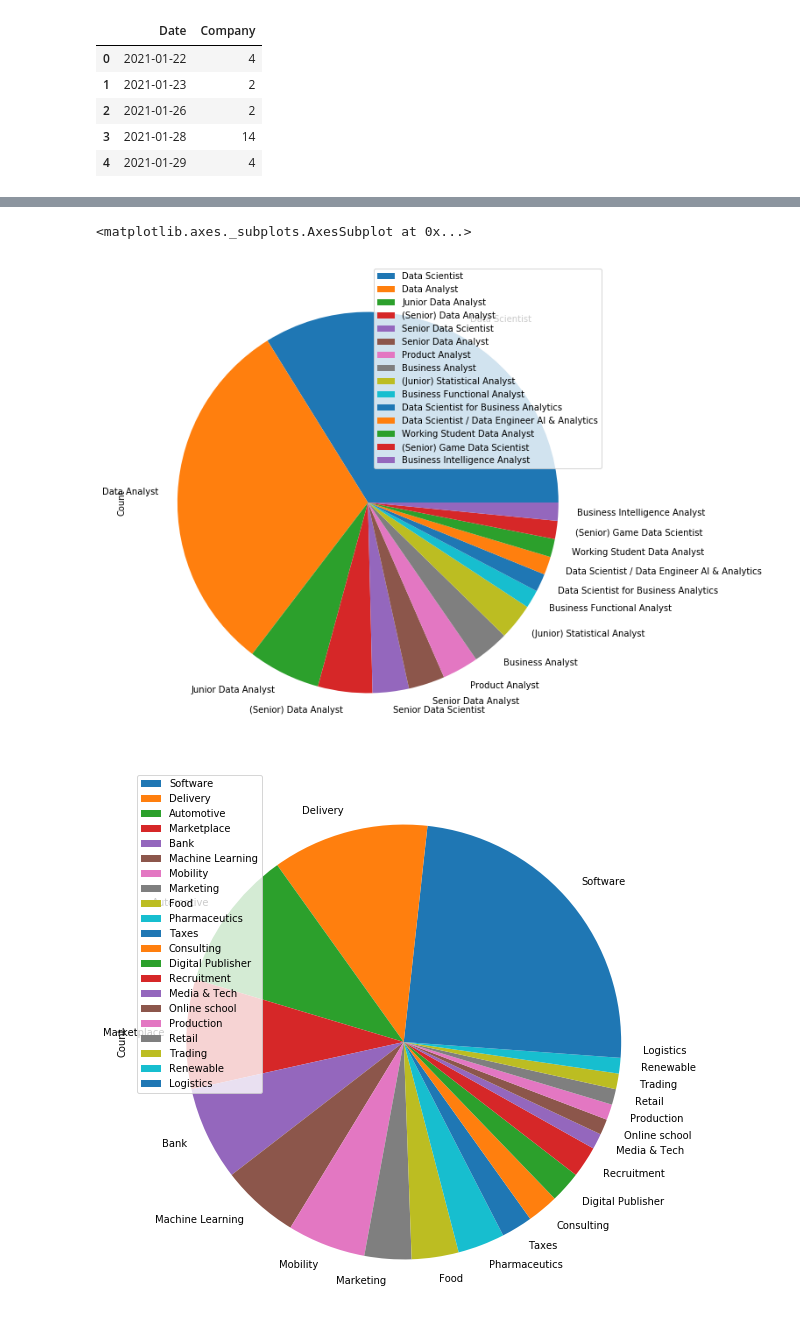
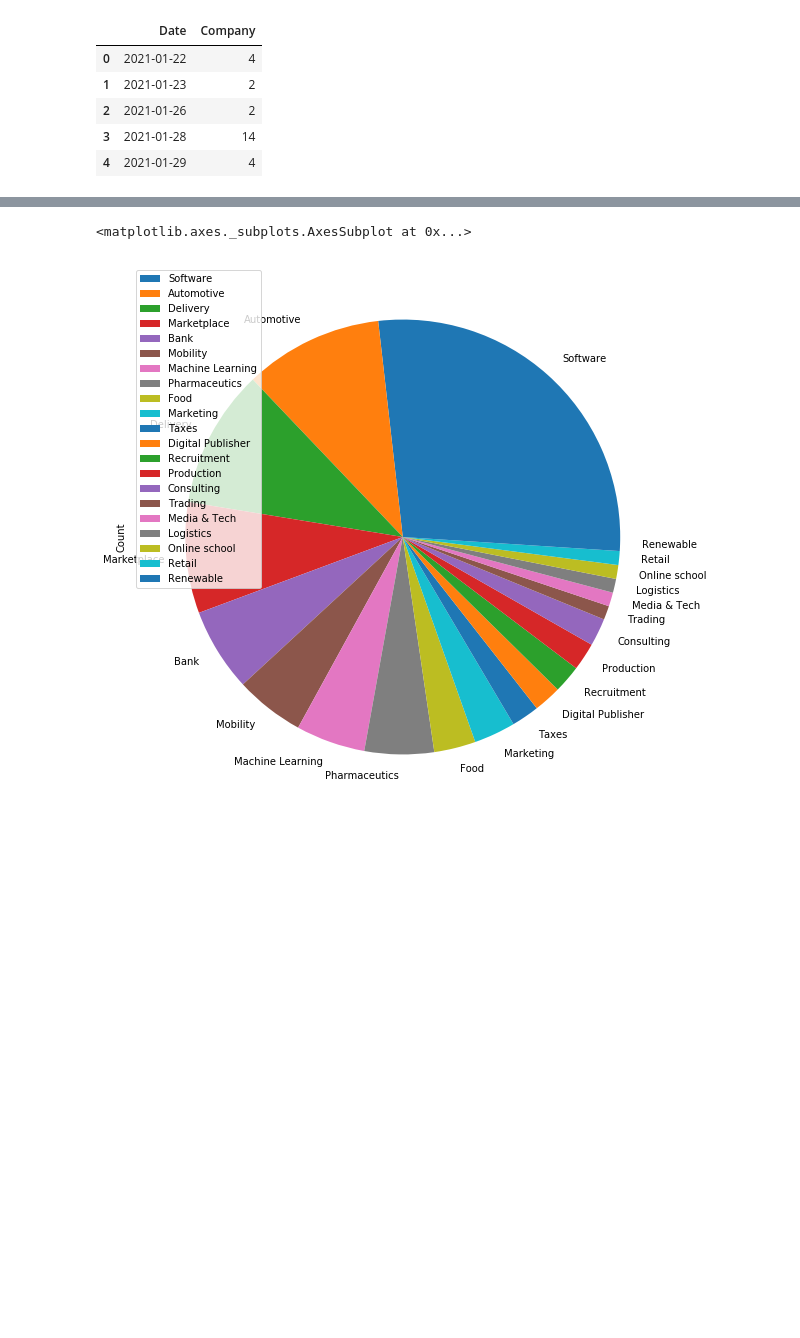
Before and after one commit to ulugbekruziboev/portfolio, a Jupyter notebook: Ulugbek_Ruziboev_portfolio.ipynb, the cells around one changed output, grey strips where cells are left out. Saved outputs shown, nothing was run; the diff lists cells and outputs as text; code cells hidden in the pictures; blank space fills up the shorter version.

```diff
--- a/Ulugbek_Ruziboev_portfolio.ipynb
+++ b/Ulugbek_Ruziboev_portfolio.ipynb
@@ -194,15 +194,12 @@ positions_df.set_index('Position').head(15).plot.pie(y='Count', figsize=(10,10))
 # %%
 # Here I am plotting the pie chart to see the share of each industry of the company I applied for.
 # Further I would be plotting the same thing using Bokeh and it would be interactive,
 # containing actual values and percentages.
 
-positions_df.set_index('Position').head(15).plot.pie(y='Count', figsize=(10,10))
-
 industries_df.set_index('Industry').plot.pie(y='Count', figsize=(10,10))
 # %% [output]
 <matplotlib.axes._subplots.AxesSubplot at 0x...>
-[figure, old version]
+[figure, new version]
-[figure, removed]
 # %%
 # Here I am plotting the pie chart to see the the rejection rate for the position I applied for.
 # Further I would be plotting the same thing using Bokeh and it would be interactive,
```
Also changed, not shown: parts of 12 cells of this notebook, 5 other files.
